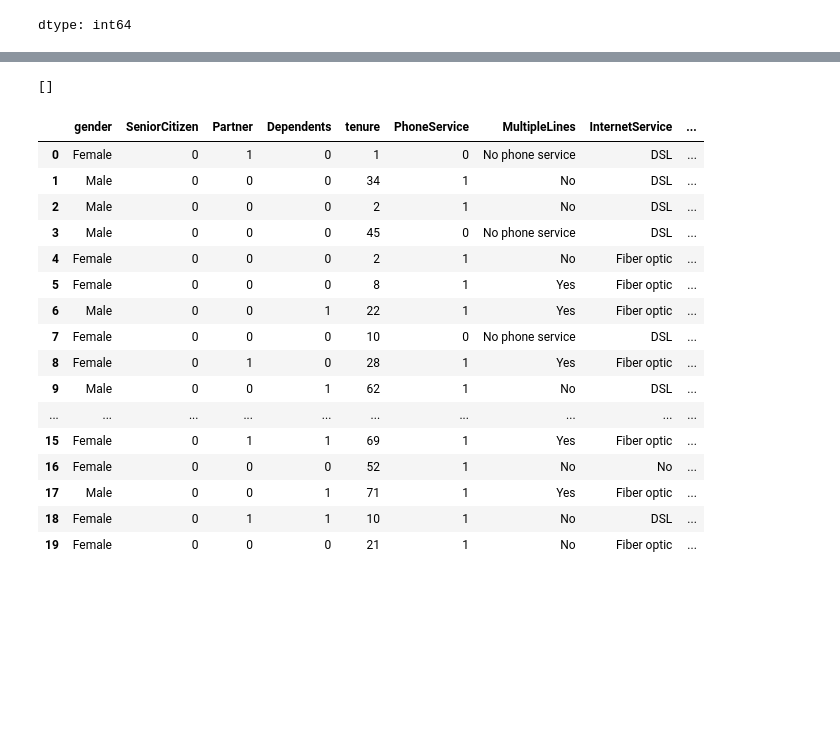
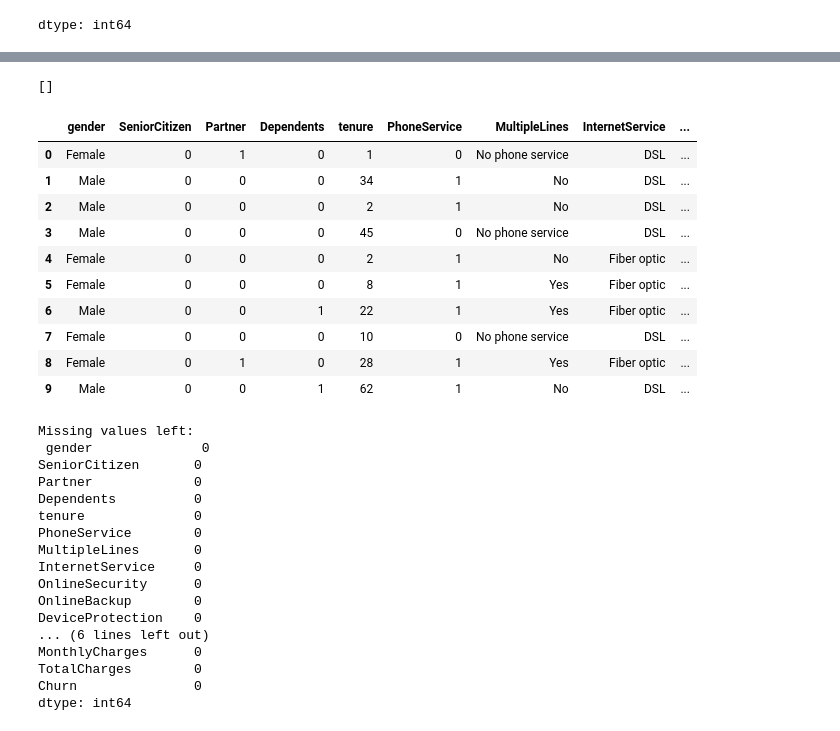
Before and after one commit to Yenuli0808/CM2604_Telco_Customer_Churn-CW, a Jupyter notebook: notebooks/01_data_exploration.ipynb, the cells around one changed output, grey strips where cells are left out. Drawn from its saved outputs; the diff is of its cells as text; code cells hidden in the pictures; blank space fills up the shorter version.

```diff
--- a/notebooks/01_data_exploration.ipynb
+++ b/notebooks/01_data_exploration.ipynb
@@ -122,3 +125,10 @@ MonthlyCharges      1585
 TotalCharges        6531
 Churn                  2
 dtype: int64
+# %%
+print("\n=== CHECKING FOR PLACEHOLDER MISSING VALUES ===")
+print("Unique values in each column:")
+for col in df.columns:
+    unique_vals = df[col].unique()
+    if len(unique_vals) < 10:  # Only show columns with few unique values
+        print(f"{col}: {unique_vals}")
@@ -239,37 +267,52 @@ df.head()
 # %%
 # Converting Yes/No Columns To 0/1
 
 # 1) Finding yes/no columns
 binary_cols = [col for col in df.columns
                if df[col].nunique() == 2 and
                sorted(df[col].unique().tolist()) == ['No','Yes']]
 
 print(binary_cols)
 
 #2) converting them to 0/1
 for col in binary_cols:
     df[col] = df[col].map({'Yes': 1,'No': 0})
 
-df.head(20)
+df.head(10)
 # %% [output]
 []
 |  | gender | SeniorCitizen | Partner | Dependents | tenure | PhoneService | MultipleLines | InternetService | ... |
 | 0 | Female | 0 | 1 | 0 | 1 | 0 | No phone service | DSL | ... |
 | 1 | Male | 0 | 0 | 0 | 34 | 1 | No | DSL | ... |
 | 2 | Male | 0 | 0 | 0 | 2 | 1 | No | DSL | ... |
 | 3 | Male | 0 | 0 | 0 | 45 | 0 | No phone service | DSL | ... |
 | 4 | Female | 0 | 0 | 0 | 2 | 1 | No | Fiber optic | ... |
 | 5 | Female | 0 | 0 | 0 | 8 | 1 | Yes | Fiber optic | ... |
 | 6 | Male | 0 | 0 | 1 | 22 | 1 | Yes | Fiber optic | ... |
 | 7 | Female | 0 | 0 | 0 | 10 | 0 | No phone service | DSL | ... |
 | 8 | Female | 0 | 1 | 0 | 28 | 1 | Yes | Fiber optic | ... |
 | 9 | Male | 0 | 0 | 1 | 62 | 1 | No | DSL | ... |
-| ... | ... | ... | ... | ... | ... | ... | ... | ... | ... |
-| 15 | Female | 0 | 1 | 1 | 69 | 1 | Yes | Fiber optic | ... |
-| 16 | Female | 0 | 0 | 0 | 52 | 1 | No | No | ... |
-| 17 | Male | 0 | 0 | 1 | 71 | 1 | Yes | Fiber optic | ... |
-| 18 | Female | 0 | 1 | 1 | 10 | 1 | No | DSL | ... |
-| 19 | Female | 0 | 0 | 0 | 21 | 1 | No | Fiber optic | ... |
+# %%
+#Quick Check for Missing Values
+print("Missing values left:\n", df.isnull().sum())
+# %% [output]
+Missing values left:
+ gender              0
+SeniorCitizen       0
+Partner             0
+Dependents          0
+tenure              0
+PhoneService        0
+MultipleLines       0
+InternetService     0
+OnlineSecurity      0
+OnlineBackup        0
+DeviceProtection    0
+... (6 lines left out)
+MonthlyCharges      0
+TotalCharges        0
+Churn               0
+dtype: int64
 # %%
 # Saving Clean DataSet
 
```
Also changed, not shown: parts of 11 cells of this notebook.
